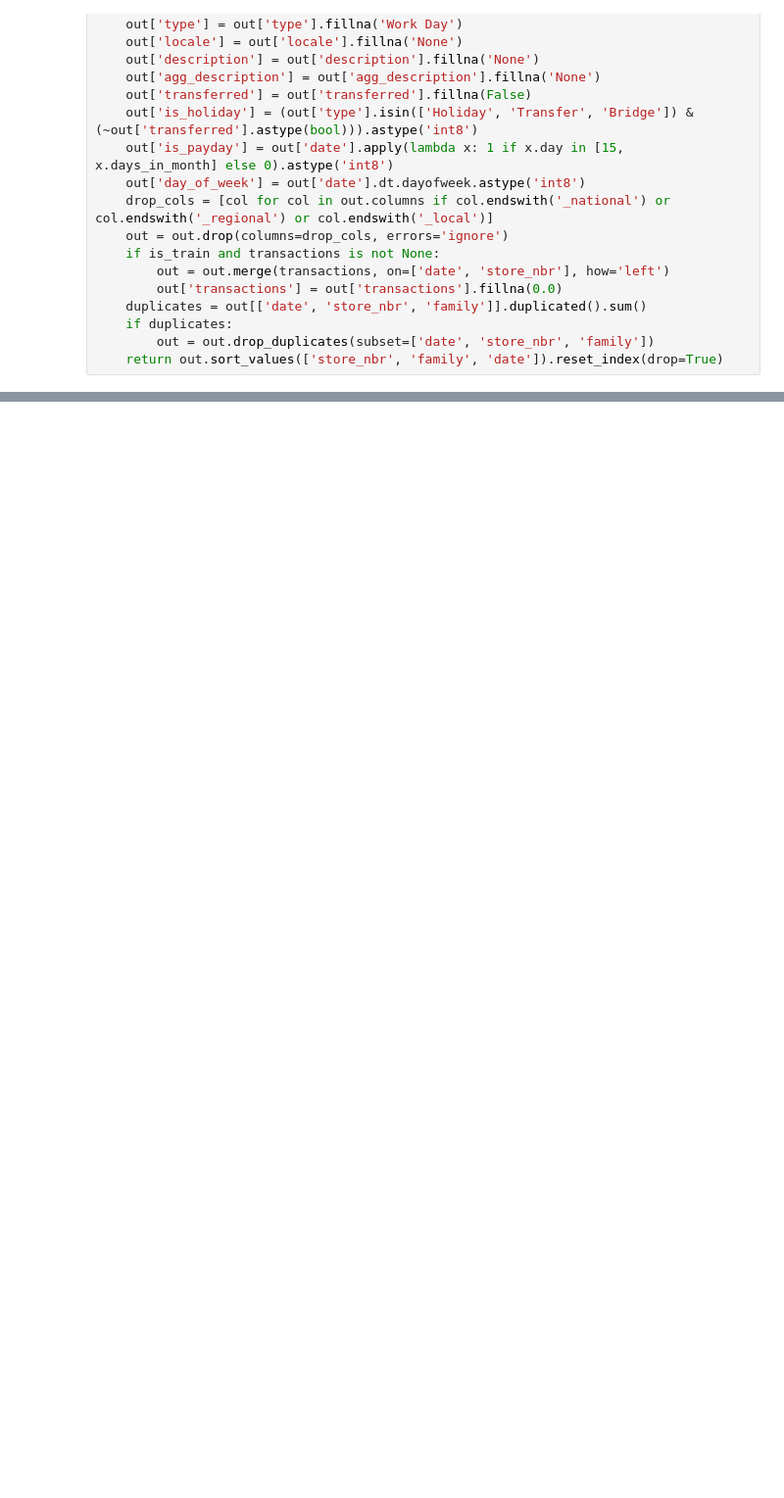
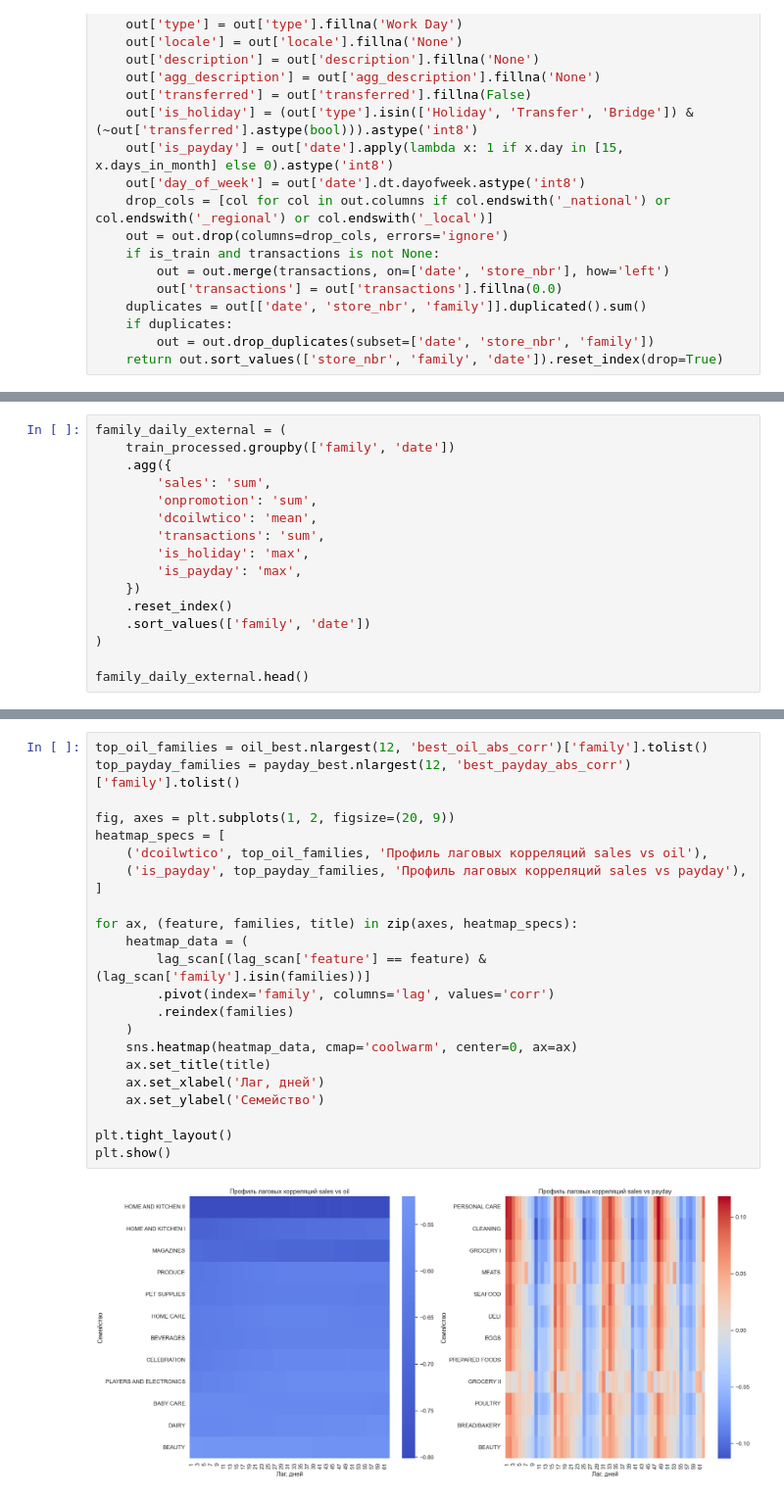
Before and after one commit to ilyascw/demand_forecasting, a Jupyter notebook: notebooks/01_prepare_eda.ipynb, the cells around one changed output, grey strips where cells are left out. Shown at 98% size. Saved outputs shown, nothing was run; the diff lists cells and outputs as text; blank space fills up the shorter version.

```diff
--- a/notebooks/01_prepare_eda.ipynb
+++ b/notebooks/01_prepare_eda.ipynb
@@ -392,0 +509,16 @@ daily_external_view.head()
+# %%
+family_daily_external = (
+    train_processed.groupby(['family', 'date'])
+    .agg({
+        'sales': 'sum',
+        'onpromotion': 'sum',
+        'dcoilwtico': 'mean',
+        'transactions': 'sum',
+        'is_holiday': 'max',
+        'is_payday': 'max',
+    })
+    .reset_index()
+    .sort_values(['family', 'date'])
+)
+
+family_daily_external.head()
@@ -392,0 +627,25 @@ daily_external_view.head()
+# %%
+top_oil_families = oil_best.nlargest(12, 'best_oil_abs_corr')['family'].tolist()
+top_payday_families = payday_best.nlargest(12, 'best_payday_abs_corr')['family'].tolist()
+
+fig, axes = plt.subplots(1, 2, figsize=(20, 9))
+heatmap_specs = [
+    ('dcoilwtico', top_oil_families, 'Профиль лаговых корреляций sales vs oil'),
+    ('is_payday', top_payday_families, 'Профиль лаговых корреляций sales vs payday'),
+]
+
+for ax, (feature, families, title) in zip(axes, heatmap_specs):
+    heatmap_data = (
+        lag_scan[(lag_scan['feature'] == feature) & (lag_scan['family'].isin(families))]
+        .pivot(index='family', columns='lag', values='corr')
+        .reindex(families)
+    )
+    sns.heatmap(heatmap_data, cmap='coolwarm', center=0, ax=ax)
+    ax.set_title(title)
+    ax.set_xlabel('Лаг, дней')
+    ax.set_ylabel('Семейство')
+
+plt.tight_layout()
+plt.show()
+# %% [output]
+[figure, added]
```
Also changed, not shown: parts of 68 cells of this notebook, 14 other files.
